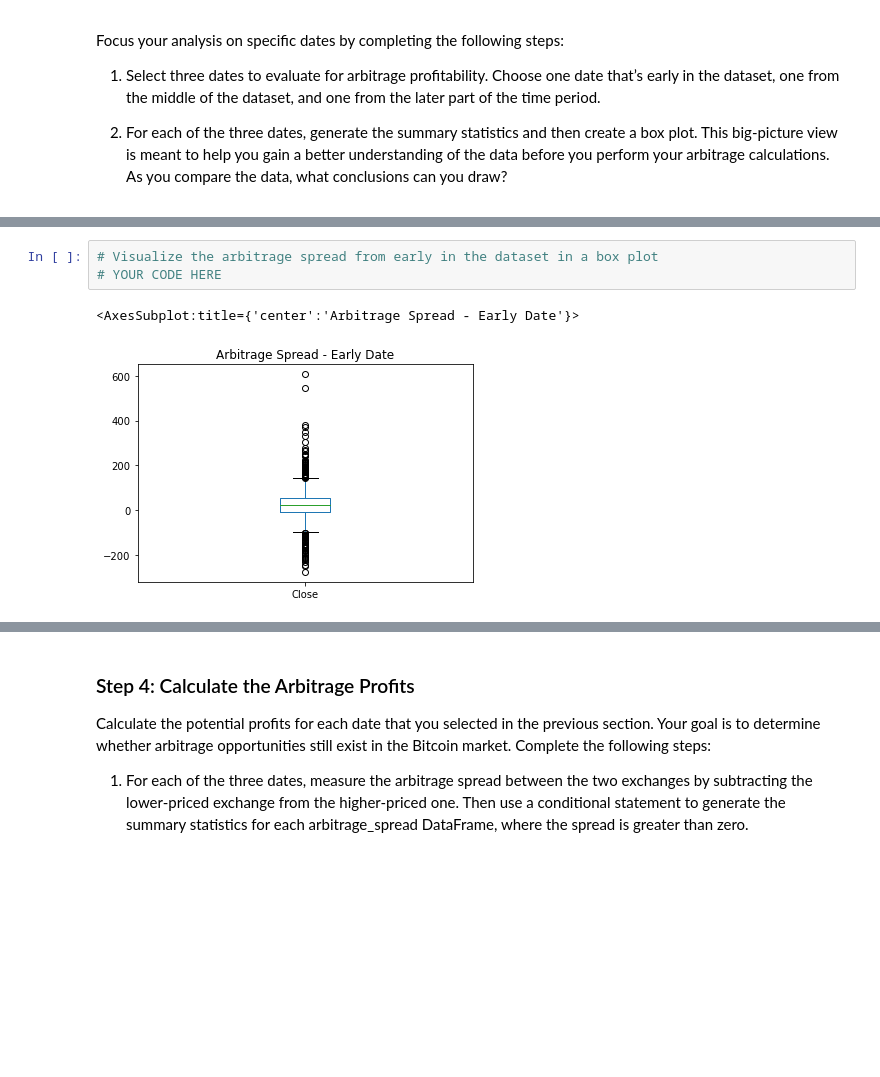
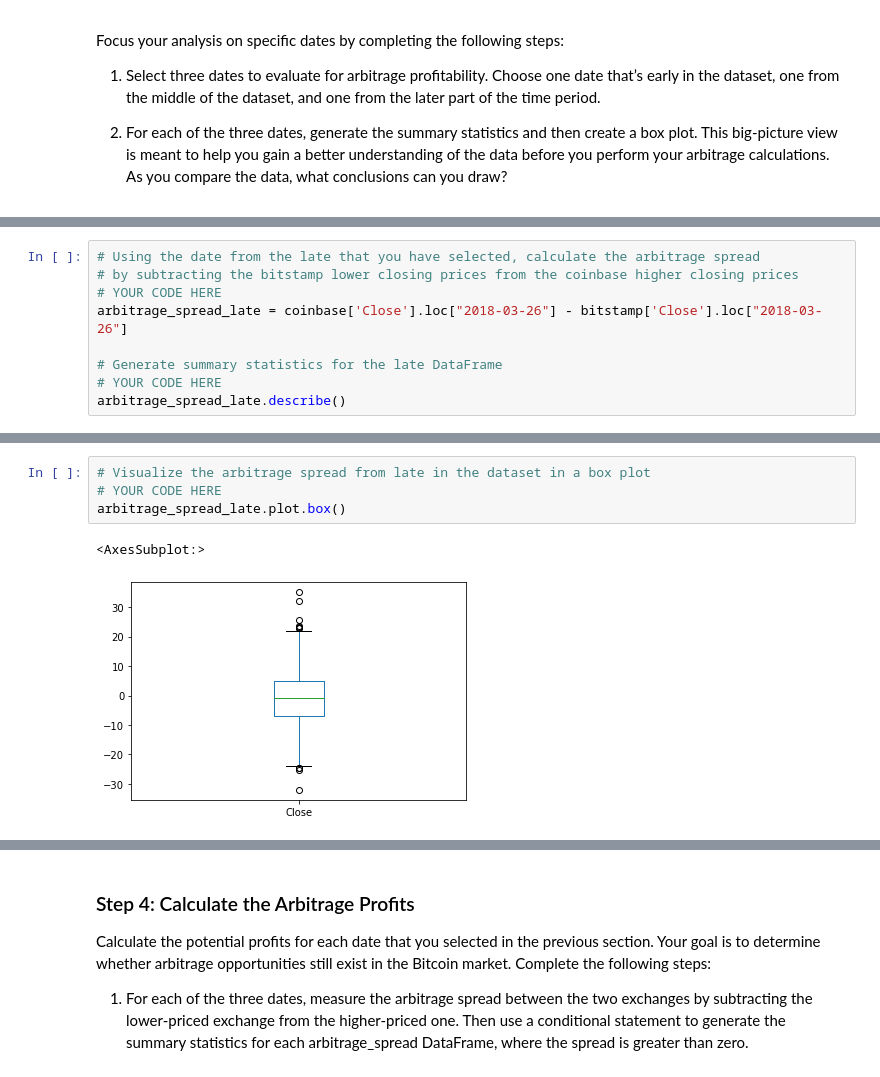
Before and after one commit to jjestrella/btc_altcoin_-arbitrage, a Jupyter notebook: crypto_arbitrage.ipynb, the cells around one changed output, grey strips where cells are left out. Cells and saved outputs as stored; diff of their text form; blank space fills up the shorter version.

Commit message:
updated arbitrage code for 3 different dates

```diff
--- a/crypto_arbitrage.ipynb
+++ b/crypto_arbitrage.ipynb
@@ -464,0 +521,9 @@ Name: Close, dtype: float64
+# %%
+# Using the date from the late that you have selected, calculate the arbitrage spread
+# by subtracting the bitstamp lower closing prices from the coinbase higher closing prices
+# YOUR CODE HERE
+arbitrage_spread_late = coinbase['Close'].loc["2018-03-26"] - bitstamp['Close'].loc["2018-03-26"]
+
+# Generate summary statistics for the late DataFrame
+# YOUR CODE HERE
+arbitrage_spread_late.describe()
@@ -465,6 +540,7 @@ Name: Close, dtype: float64
 # %%
-# Visualize the arbitrage spread from early in the dataset in a box plot
+# Visualize the arbitrage spread from late in the dataset in a box plot
 # YOUR CODE HERE
+arbitrage_spread_late.plot.box()
 # %% [output]
-<AxesSubplot:title={'center':'Arbitrage Spread - Early Date'}>
+<AxesSubplot:>
-[figure, old version]
+[figure, new version]
```
Also changed, not shown: parts of 15 cells of this notebook.
